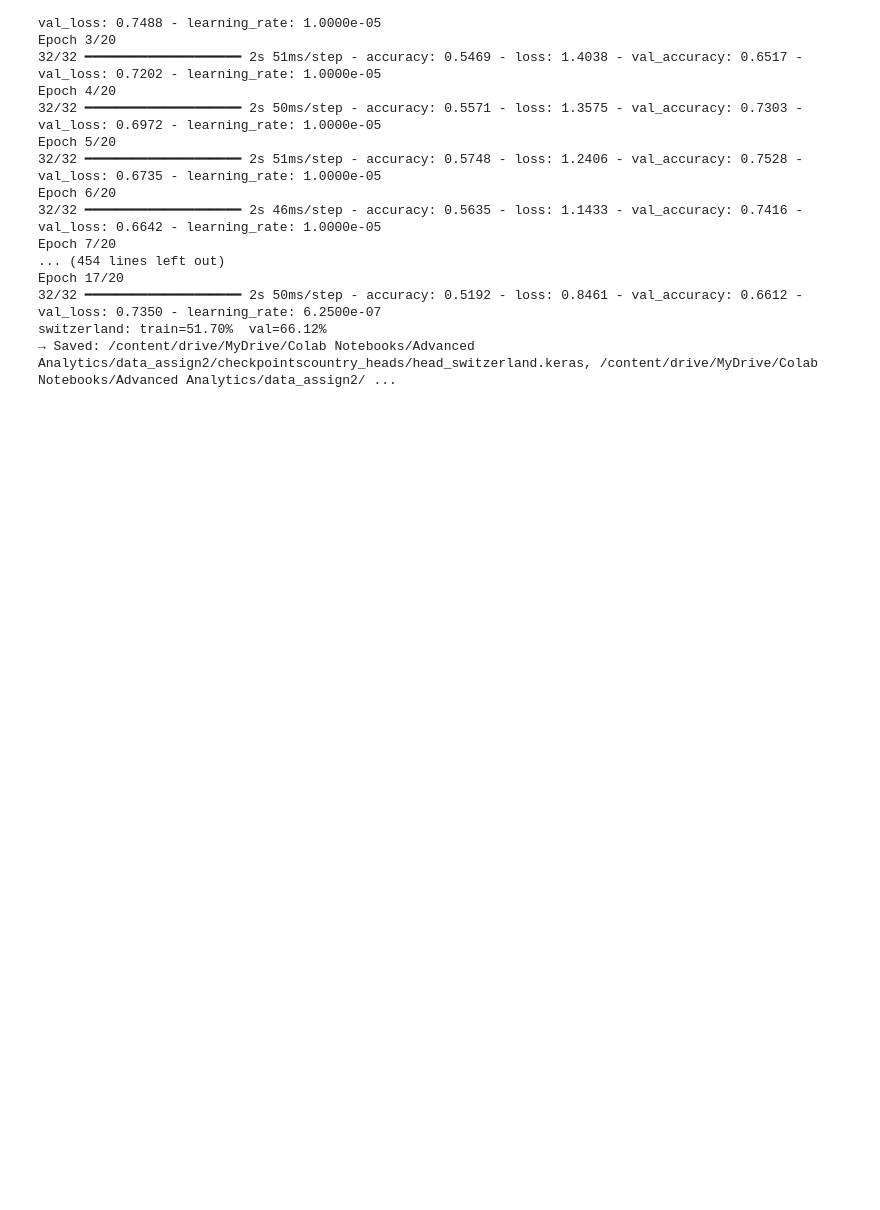
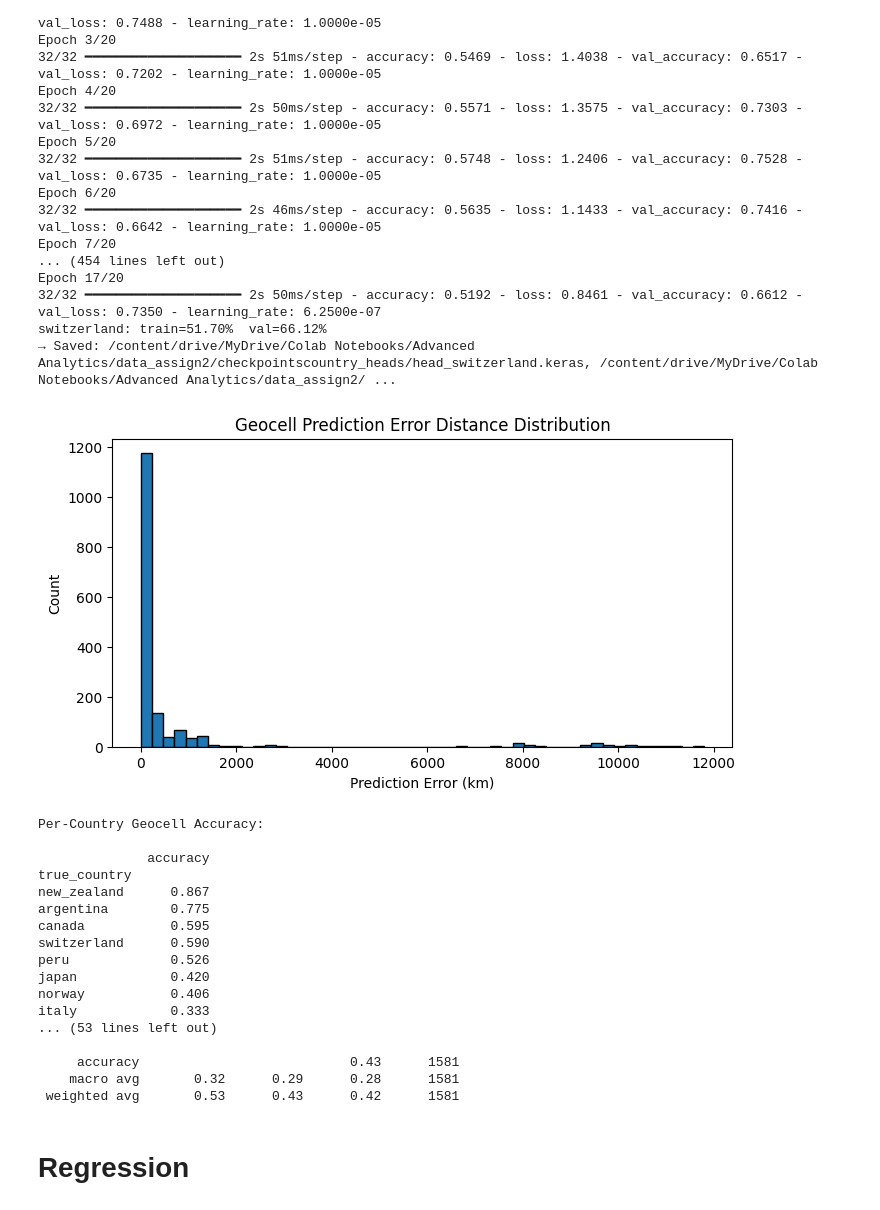
Before and after one commit to HannahHerz/Locationguess, a Jupyter notebook: hierarchical_model.ipynb, the cells around one changed output. Cells and saved outputs as stored; diff of their text form; code cells hidden in the pictures; blank space fills up the shorter version.

```diff
--- a/hierarchical_model.ipynb
+++ b/hierarchical_model.ipynb
@@ -1611,3 +1356,71 @@ Epoch 17/20
 32/32 ━━━━━━━━━━━━━━━━━━━━ 2s 50ms/step - accuracy: 0.5192 - loss: 0.8461 - val_accuracy: 0.6612 - val_loss: 0.7350 - learning_rate: 6.2500e-07
 switzerland: train=51.70%  val=66.12%
 → Saved: /content/drive/MyDrive/Colab Notebooks/Advanced Analytics/data_assign2/checkpointscountry_heads/head_switzerland.keras, /content/drive/MyDrive/Colab Notebooks/Advanced Analytics/data_assign2/ ...
+# %%
+import numpy as np
+import pandas as pd
+import matplotlib.pyplot as plt
+from sklearn.metrics import classification_report
+
+# 1) Haversine for distance in km
+def haversine(p1, p2):
+    lat1, lon1 = p1; lat2, lon2 = p2
+    φ1, φ2 = np.radians(lat1), np.radians(lat2)
+    dφ     = np.radians(lat2 - lat1)
+    dλ     = np.radians(lon2 - lon1)
+    a = np.sin(dφ/2)**2 + np.cos(φ1)*np.cos(φ2)*np.sin(dλ/2)**2
+    return 2 * 6371 * np.arctan2(np.sqrt(a), np.sqrt(1-a))
+
+# 2) Compute error distances
+df_map['error_km'] = df_map.apply(
+    lambda r: haversine(r['true_coord'], r['pred_coord']),
+    axis=1
+)
+
+# 3) Plot histogram of errors
+plt.figure(figsize=(8,4))
+plt.hist(df_map['error_km'], bins=50, edgecolor='black')
+plt.xlabel('Prediction Error (km)')
+plt.ylabel('Count')
+plt.title('Geocell Prediction Error Distance Distribution')
+plt.show()
+
+# 4) Per-country accuracy
+country_acc = (
+    df_map.assign(correct = (df_map['true_geocell']==df_map['pred_geocell']))
+          .groupby('true_country')['correct']
+          .mean()
+          .sort_values(ascending=False)
+)
+print("\nPer‐Country Geocell Accuracy:\n")
+print(country_acc.to_frame('accuracy').round(3))
+
+# 5) Overall geocell classification report
+report = classification_report(
+    df_map['true_geocell'],
+    df_map['pred_geocell'],
+    zero_division=0
+)
+print("\nGeocell Classification Report:\n")
+print(report)
+# %% [output]
+[figure, added]
+Per‐Country Geocell Accuracy:
+
+              accuracy
+true_country
+new_zealand      0.867
+argentina        0.775
+canada           0.595
+switzerland      0.590
+peru             0.526
+japan            0.420
+norway           0.406
+italy            0.333
+... (53 lines left out)
+
+     accuracy                           0.43      1581
+    macro avg       0.32      0.29      0.28      1581
+ weighted avg       0.53      0.43      0.42      1581
+# %% [markdown]
+# Regression
```
Also changed, not shown: parts of 9 cells of this notebook.
